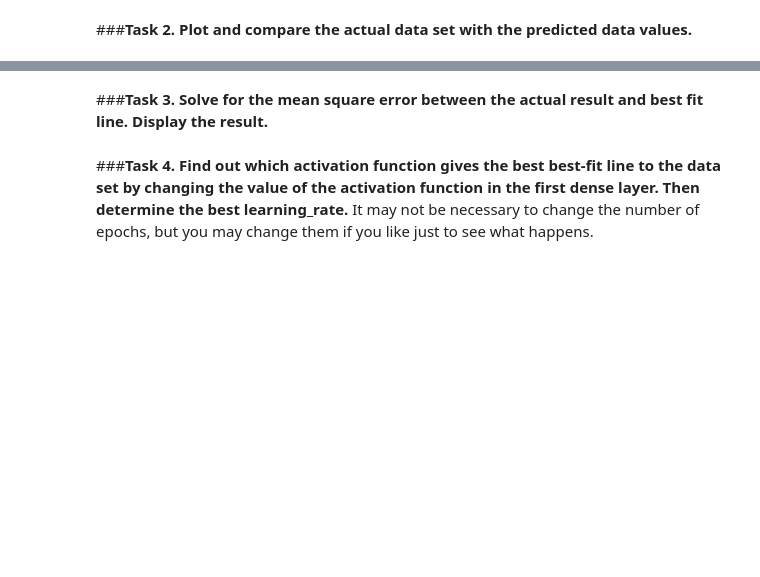
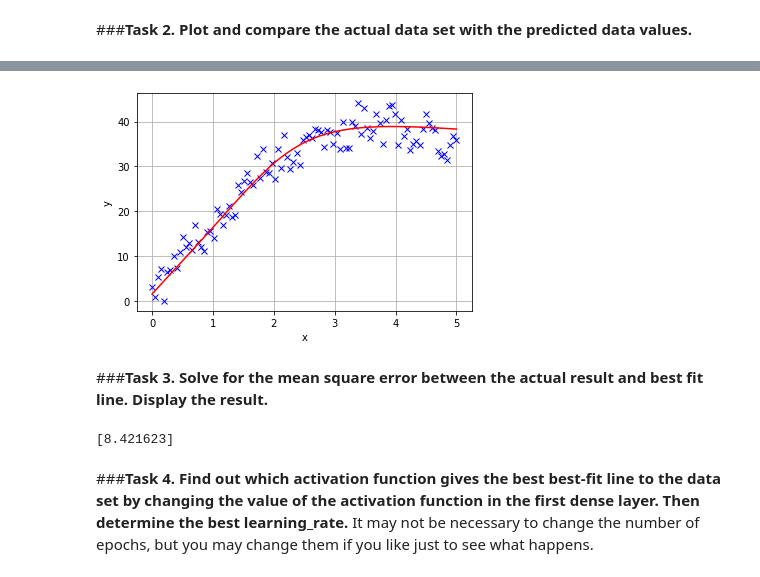
Before and after one commit to Jehmary/Machine-Learning-Basics, a Jupyter notebook: PCT01.ipynb, the cells around one changed output, grey strips where cells are left out. Saved outputs shown, nothing was run; the diff lists cells and outputs as text; code cells hidden in the pictures; blank space fills up the shorter version.

```diff
--- a/PCT01.ipynb
+++ b/PCT01.ipynb
@@ -77,3 +89,9 @@ Figure 1.3. Training progress of the model.
 ypred = model.predict([x])
 
 ## Write your code here
+plt.plot(x,y,'bx')
+plt.plot(x,ypred,'r')
+plt.xlabel('x')
+plt.ylabel('y')
+plt.grid()
+# %% [output]
@@ -80,2 +99,3 @@ ypred = model.predict([x])
+[figure, added]
 # %% [markdown]
 ###**Task 3. Solve for the mean square error between the actual result and best fit line. Display the result.**
@@ -84,3 +102,13 @@ ypred = model.predict([x])
+# %%
+## Write your code here
+se_mach = 0
+for j in range(0,len(y)):
+  e_mach = y[j]-ypred[j]
+  se_mach += e_mach**2
+mse_mach = se_mach/len(y)
+print(mse_mach)
+# %% [output]
+[8.421623]
 # %% [markdown]
 ###**Task 4. Find out which activation function gives the best best-fit line to the data set by changing the value of the activation function in the first dense layer. Then determine the best learning_rate.**
 It may not be necessary to change the number of epochs, but you may change them if you like just to see what happens.
```
Also changed, not shown: parts of 8 cells of this notebook.
